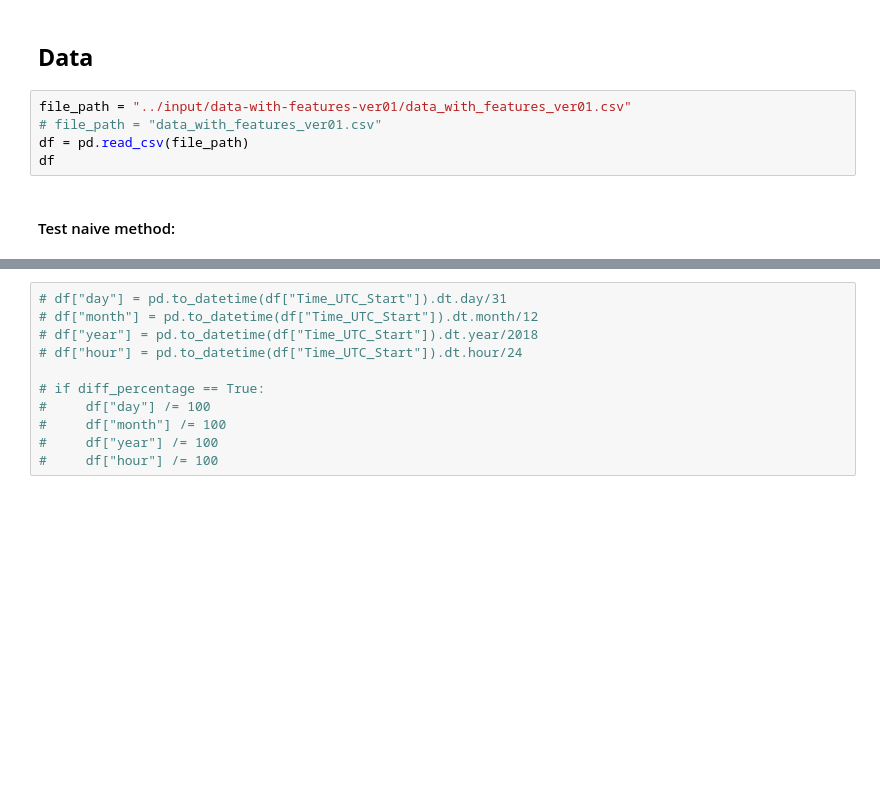
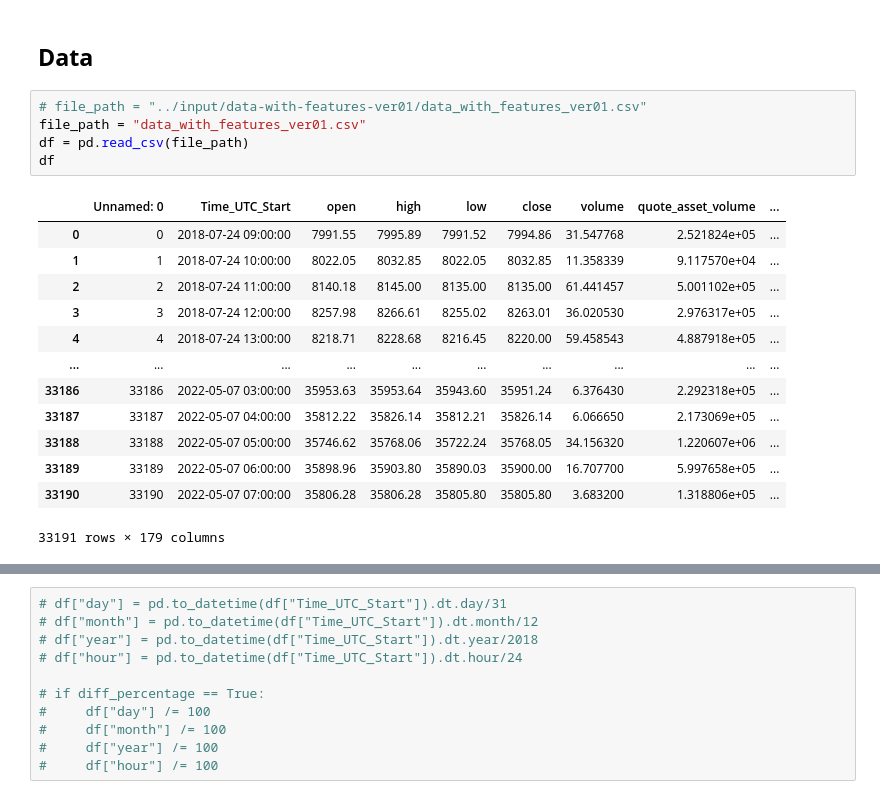
Before and after one commit to NgTMDuc/Bitcoin_Price_Prediction, a Jupyter notebook: test_model/GAN-regression/GAN-regression.ipynb, the cells around one changed output, grey strips where cells are left out. Saved outputs shown, nothing was run; the diff lists cells and outputs as text; blank space fills up the shorter version.

```diff
--- a/test_model/GAN-regression/GAN-regression.ipynb
+++ b/test_model/GAN-regression/GAN-regression.ipynb
@@ -31,9 +46,21 @@ UsageError: Line magic function `%tensorboard` not found.
 # %% [markdown]
 ## **Data**
 # %%
-file_path = "../input/data-with-features-ver01/data_with_features_ver01.csv"
-# file_path = "data_with_features_ver01.csv"
+# file_path = "../input/data-with-features-ver01/data_with_features_ver01.csv"
+file_path = "data_with_features_ver01.csv"
 df = pd.read_csv(file_path)
 df
+# %% [output]
+|  | Unnamed: 0 | Time_UTC_Start | open | high | low | close | volume | quote_asset_volume | ... |
+| 0 | 0 | 2018-07-24 09:00:00 | 7991.55 | 7995.89 | 7991.52 | 7994.86 | 31.547768 | 2.521824e+05 | ... |
+| 1 | 1 | 2018-07-24 10:00:00 | 8022.05 | 8032.85 | 8022.05 | 8032.85 | 11.358339 | 9.117570e+04 | ... |
+| 2 | 2 | 2018-07-24 11:00:00 | 8140.18 | 8145.00 | 8135.00 | 8135.00 | 61.441457 | 5.001102e+05 | ... |
+| 3 | 3 | 2018-07-24 12:00:00 | 8257.98 | 8266.61 | 8255.02 | 8263.01 | 36.020530 | 2.976317e+05 | ... |
+| 4 | 4 | 2018-07-24 13:00:00 | 8218.71 | 8228.68 | 8216.45 | 8220.00 | 59.458543 | 4.887918e+05 | ... |
+| ... | ... | ... | ... | ... | ... | ... | ... | ... | ... |
+| 33186 | 33186 | 2022-05-07 03:00:00 | 35953.63 | 35953.64 | 35943.60 | 35951.24 | 6.376430 | 2.292318e+05 | ... |
+| 33187 | 33187 | 2022-05-07 04:00:00 | 35812.22 | 35826.14 | 35812.21 | 35826.14 | 6.066650 | 2.173069e+05 | ... |
+| 33188 | 33188 | 2022-05-07 05:00:00 | 35746.62 | 35768.06 | 35722.24 | 35768.05 | 34.156320 | 1.220607e+06 | ... |
+| 33189 | 33189 | 2022-05-07 06:00:00 | 35898.96 | 35903.80 | 35890.03 | 35900.00 | 16.707700 | 5.997658e+05 | ... |
+| 33190 | 33190 | 2022-05-07 07:00:00 | 35806.28 | 35806.28 | 35805.80 | 35805.80 | 3.683200 | 1.318806e+05 | ... |
+33191 rows × 179 columns
-# %% [markdown]
-#### Test naive method:
```
Also changed, not shown: parts of 25 cells of this notebook.
